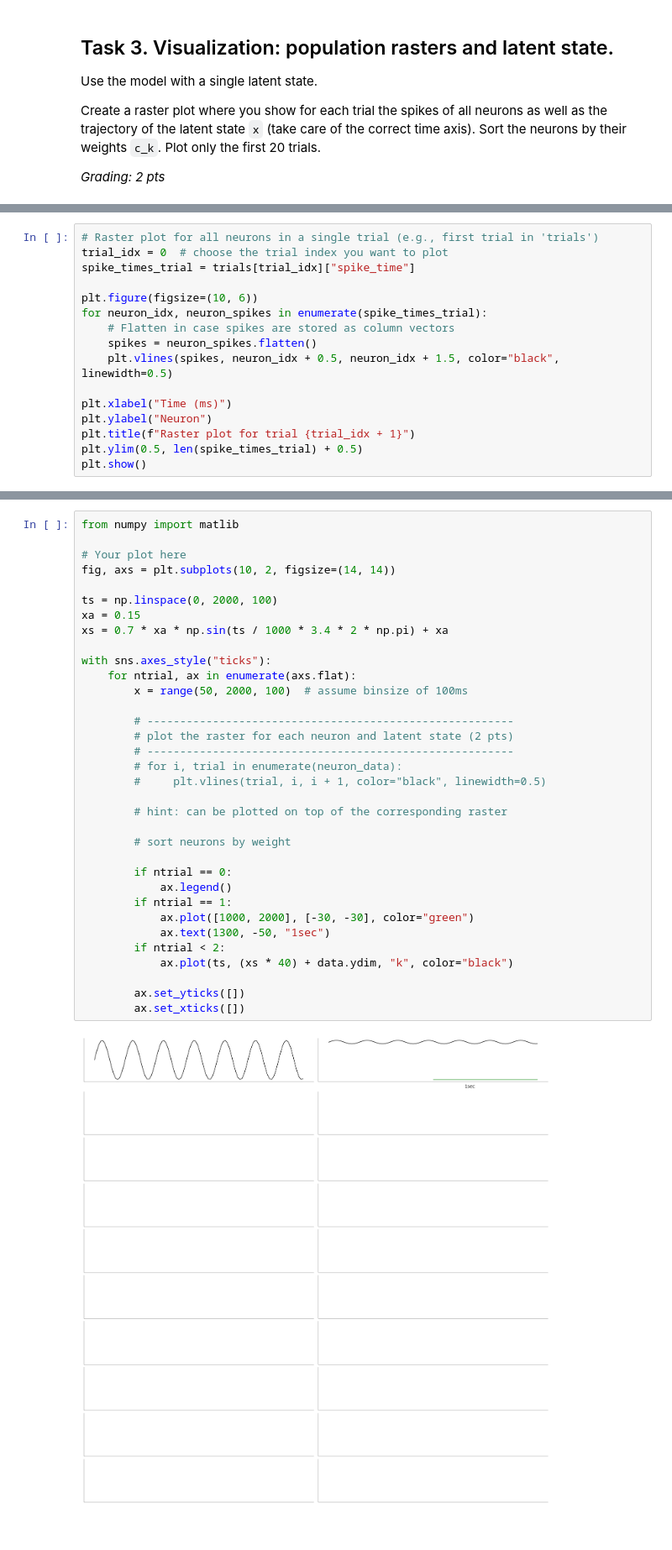
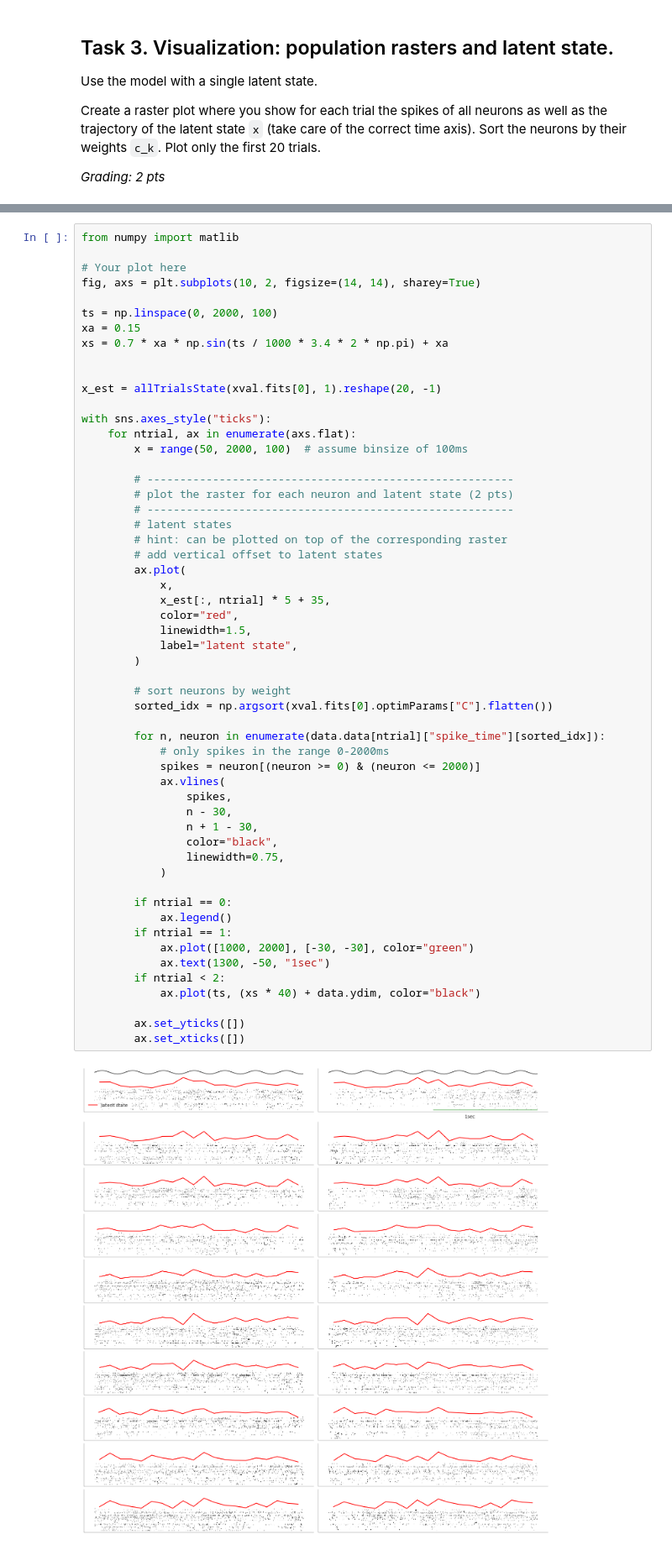
Before and after one commit to toniklenk/NeuralDataScience, a Jupyter notebook: notebooks/CodingLab6.ipynb, the cells around one changed output, grey strips where cells are left out. Shown at 84% size. Saved outputs shown, nothing was run; the diff lists cells and outputs as text.

```diff
--- a/notebooks/CodingLab6.ipynb
+++ b/notebooks/CodingLab6.ipynb
@@ -544,16 +476,0 @@ xval.fits[0].__dict__
-# %%
-# Raster plot for all neurons in a single trial (e.g., first trial in 'trials')
-trial_idx = 0  # choose the trial index you want to plot
-spike_times_trial = trials[trial_idx]["spike_time"]
-
-plt.figure(figsize=(10, 6))
-for neuron_idx, neuron_spikes in enumerate(spike_times_trial):
-    # Flatten in case spikes are stored as column vectors
-    spikes = neuron_spikes.flatten()
-    plt.vlines(spikes, neuron_idx + 0.5, neuron_idx + 1.5, color="black", linewidth=0.5)
-
-plt.xlabel("Time (ms)")
-plt.ylabel("Neuron")
-plt.title(f"Raster plot for trial {trial_idx + 1}")
-plt.ylim(0.5, len(spike_times_trial) + 0.5)
-plt.show()
@@ -562,39 +477,60 @@ plt.show()
 # %%
 from numpy import matlib
 
 # Your plot here
-fig, axs = plt.subplots(10, 2, figsize=(14, 14))
+fig, axs = plt.subplots(10, 2, figsize=(14, 14), sharey=True)
 
 ts = np.linspace(0, 2000, 100)
 xa = 0.15
 xs = 0.7 * xa * np.sin(ts / 1000 * 3.4 * 2 * np.pi) + xa
+
+
+x_est = allTrialsState(xval.fits[0], 1).reshape(20, -1)
 
 with sns.axes_style("ticks"):
     for ntrial, ax in enumerate(axs.flat):
         x = range(50, 2000, 100)  # assume binsize of 100ms
 
         # --------------------------------------------------------
         # plot the raster for each neuron and latent state (2 pts)
         # --------------------------------------------------------
-        # for i, trial in enumerate(neuron_data):
-        #     plt.vlines(trial, i, i + 1, color="black", linewidth=0.5)
-
+        # latent states
         # hint: can be plotted on top of the corresponding raster
+        # add vertical offset to latent states
+        ax.plot(
+            x,
+            x_est[:, ntrial] * 5 + 35,
+            color="red",
+            linewidth=1.5,
+            label="latent state",
+        )
 
         # sort neurons by weight
+        sorted_idx = np.argsort(xval.fits[0].optimParams["C"].flatten())
+
+        for n, neuron in enumerate(data.data[ntrial]["spike_time"][sorted_idx]):
+            # only spikes in the range 0-2000ms
+            spikes = neuron[(neuron >= 0) & (neuron <= 2000)]
+            ax.vlines(
+                spikes,
+                n - 30,
+                n + 1 - 30,
+                color="black",
+                linewidth=0.75,
+            )
 
         if ntrial == 0:
             ax.legend()
         if ntrial == 1:
             ax.plot([1000, 2000], [-30, -30], color="green")
             ax.text(1300, -50, "1sec")
         if ntrial < 2:
-            ax.plot(ts, (xs * 40) + data.ydim, "k", color="black")
+            ax.plot(ts, (xs * 40) + data.ydim, color="black")
 
         ax.set_yticks([])
         ax.set_xticks([])
 # %% [output]
-[figure, old version]
+[figure, new version]
 # %% [markdown]
 ## Task 4. Visualization of covariance matrix.
 
```
Also changed, not shown: parts of 20 cells of this notebook.
